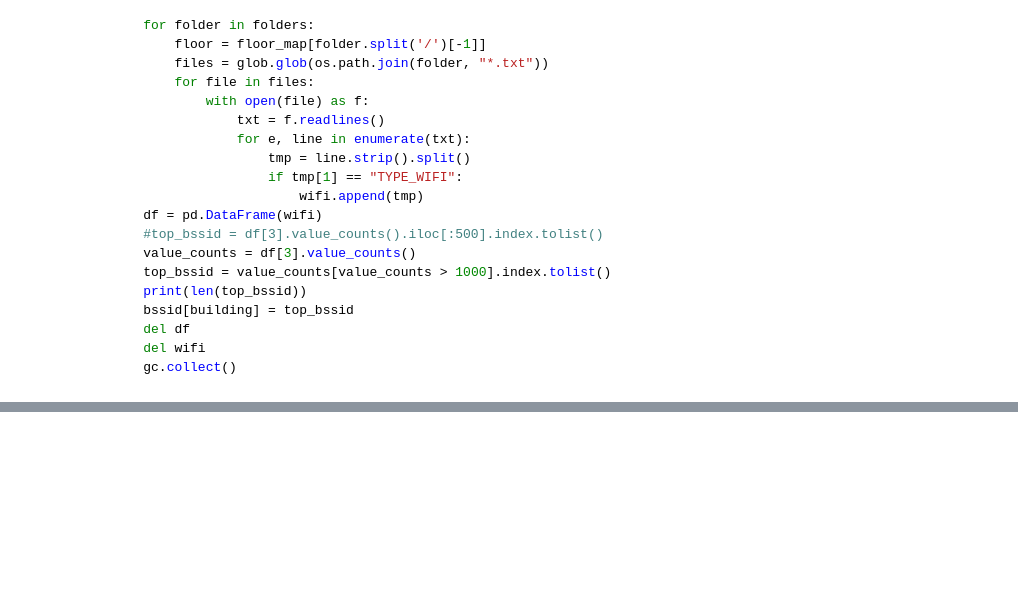
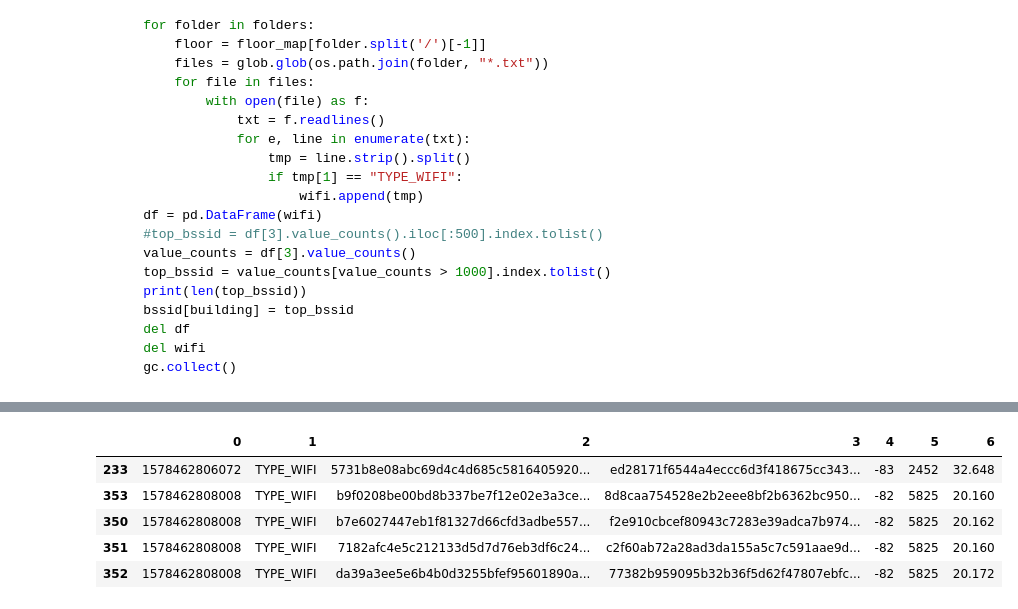
Before and after one commit to suryajayaraman/Indoor-Location-Navigation-Kaggle, a Jupyter notebook: wifiFeaturesUnderstanding.ipynb, the cells around one changed output, grey strips where cells are left out. Saved outputs shown, nothing was run; the diff lists cells and outputs as text; code cells hidden in the pictures; blank space fills up the shorter version.

```diff
--- a/wifiFeaturesUnderstanding.ipynb
+++ b/wifiFeaturesUnderstanding.ipynb
@@ -116,0 +161,10 @@ df.head(3)
+# %%
+uniquedf[6] = (currentTimeStamp - uniquedf[6].astype(np.int64)).astype(float) / 1000.0
+uniquedf.head()
+# %% [output]
+|  | 0 | 1 | 2 | 3 | 4 | 5 | 6 |
+| 233 | 1578462806072 | TYPE_WIFI | 5731b8e08abc69d4c4d685c5816405920... | ed28171f6544a4eccc6d3f418675cc343... | -83 | 2452 | 32.648 |
+| 353 | 1578462808008 | TYPE_WIFI | b9f0208be00bd8b337be7f12e02e3a3ce... | 8d8caa754528e2b2eee8bf2b6362bc950... | -82 | 5825 | 20.160 |
+| 350 | 1578462808008 | TYPE_WIFI | b7e6027447eb1f81327d66cfd3adbe557... | f2e910cbcef80943c7283e39adca7b974... | -82 | 5825 | 20.162 |
+| 351 | 1578462808008 | TYPE_WIFI | 7182afc4e5c212133d5d7d76eb3df6c24... | c2f60ab72a28ad3da155a5c7c591aae9d... | -82 | 5825 | 20.160 |
+| 352 | 1578462808008 | TYPE_WIFI | da39a3ee5e6b4b0d3255bfef95601890a... | 77382b959095b32b36f5d62f47807ebfc... | -82 | 5825 | 20.172 |
```
Also changed, not shown: parts of 18 cells of this notebook.
